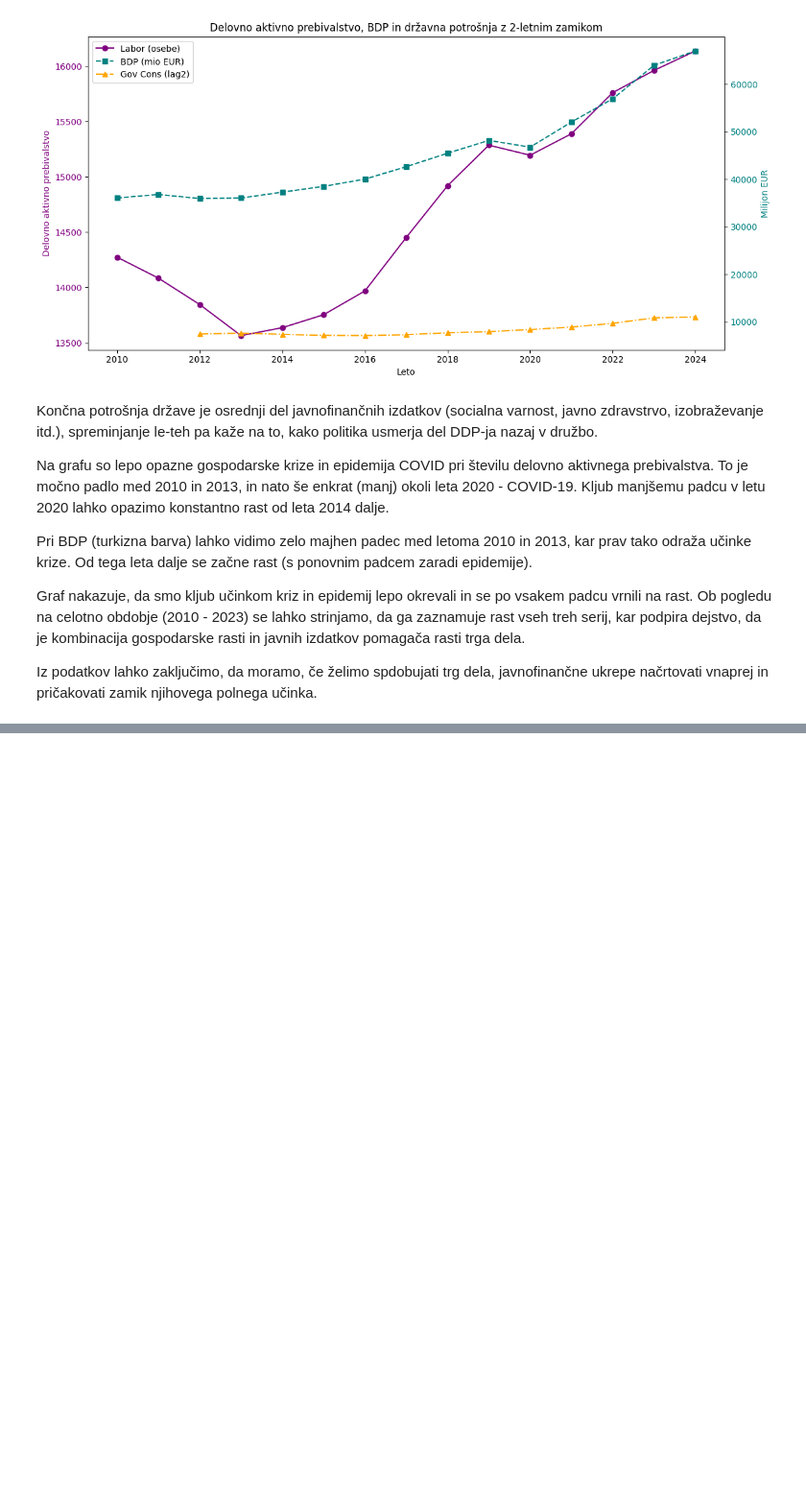
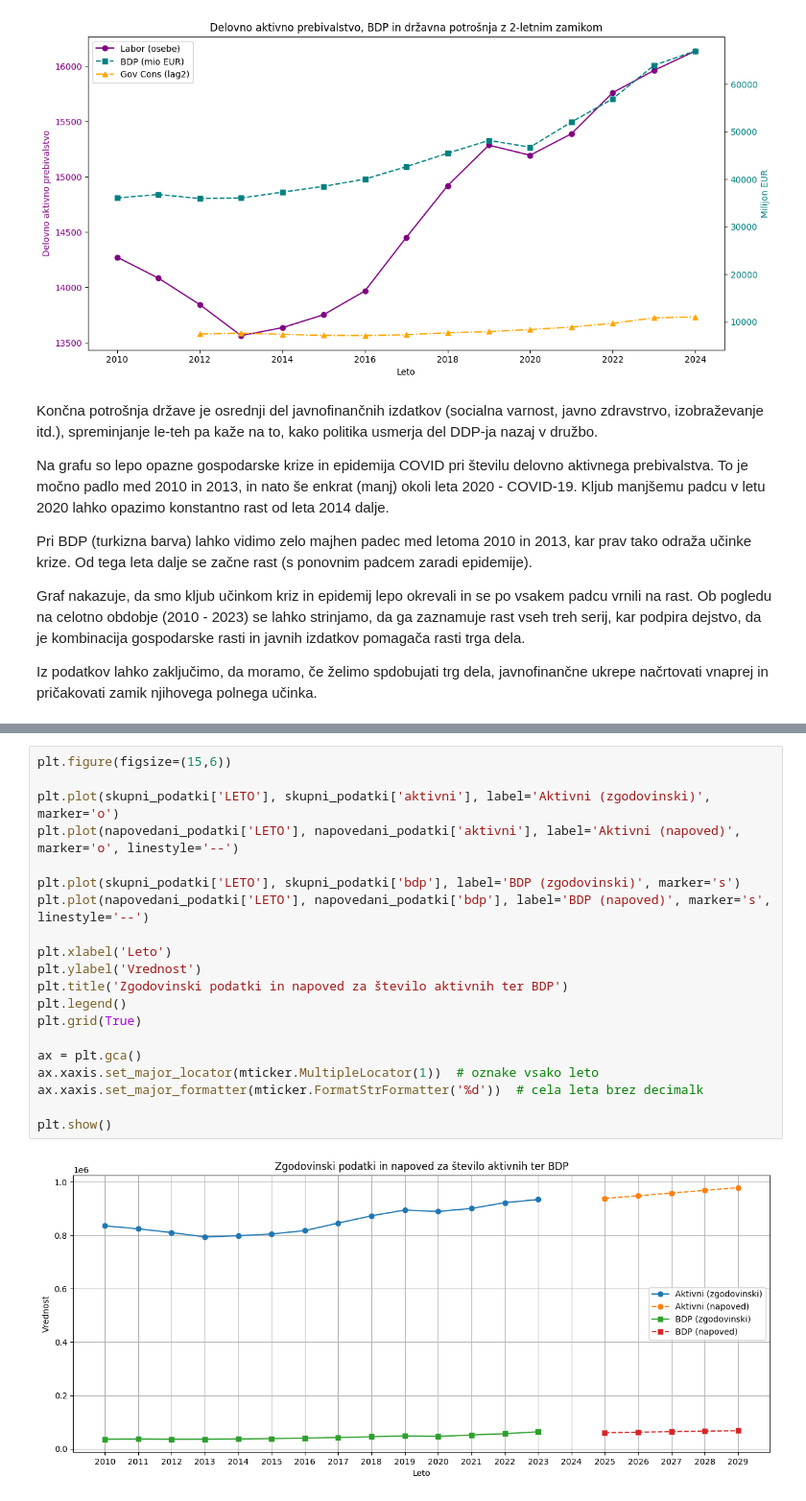
Before and after one commit to nirinja/PR259, a Jupyter notebook: koda/koda.ipynb, the cells around one changed output, grey strips where cells are left out. Shown: that part at 96% size. Cells and saved outputs as stored; diff of their text form; blank space fills up the shorter version.

Commit message:
napoved v kodi

```diff
--- a/koda/koda.ipynb
+++ b/koda/koda.ipynb
@@ -518,0 +575,22 @@ Iz podatkov lahko zaključimo, da moramo, če želimo spdobujati trg dela, javno
+# %%
+plt.figure(figsize=(15,6))
+
+plt.plot(skupni_podatki['LETO'], skupni_podatki['aktivni'], label='Aktivni (zgodovinski)', marker='o')
+plt.plot(napovedani_podatki['LETO'], napovedani_podatki['aktivni'], label='Aktivni (napoved)', marker='o', linestyle='--')
+
+plt.plot(skupni_podatki['LETO'], skupni_podatki['bdp'], label='BDP (zgodovinski)', marker='s')
+plt.plot(napovedani_podatki['LETO'], napovedani_podatki['bdp'], label='BDP (napoved)', marker='s', linestyle='--')
+
+plt.xlabel('Leto')
+plt.ylabel('Vrednost')
+plt.title('Zgodovinski podatki in napoved za število aktivnih ter BDP')
+plt.legend()
+plt.grid(True)
+
+ax = plt.gca()
+ax.xaxis.set_major_locator(mticker.MultipleLocator(1))  # oznake vsako leto
+ax.xaxis.set_major_formatter(mticker.FormatStrFormatter('%d'))  # cela leta brez decimalk
+
+plt.show()
+# %% [output]
+[figure, added]
```
Also changed, not shown: parts of 4 cells of this notebook.
